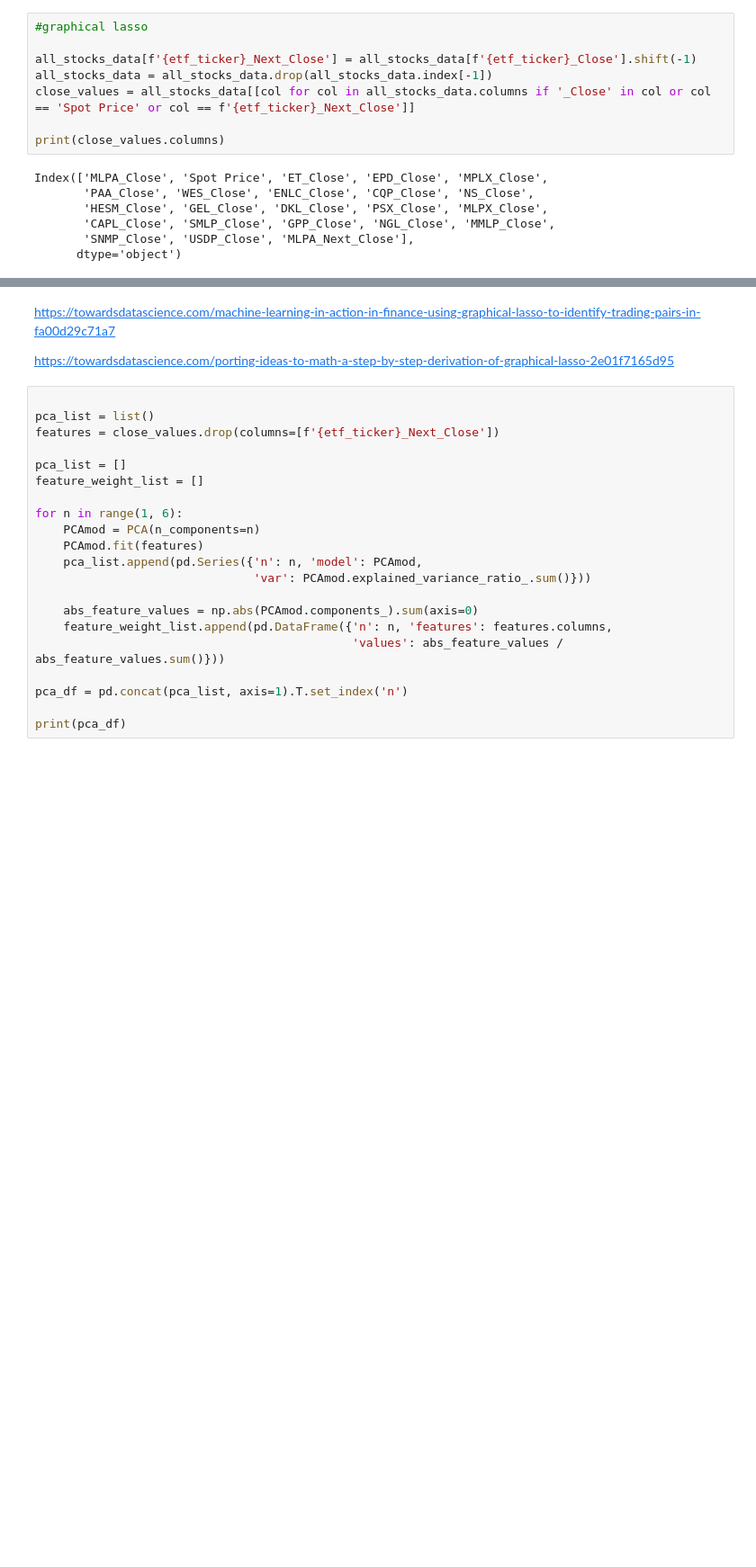
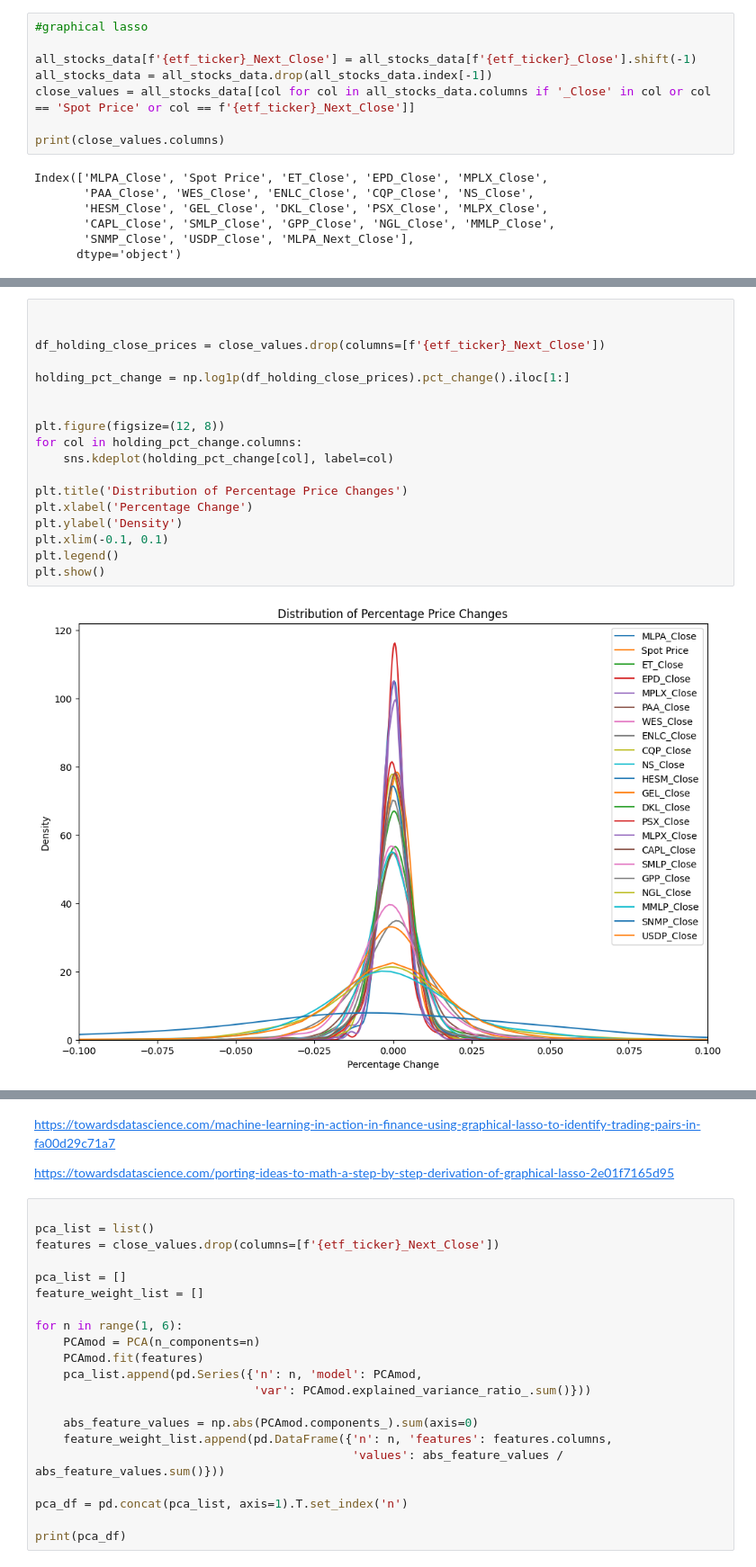
Before and after one commit to nchadburn/Stat598-FinalProject, a Jupyter notebook: MLPA PCA, Lasso, Ridge-2.ipynb, the cells around one changed output, grey strips where cells are left out. Shown at 90% size. Cells and saved outputs as stored; diff of their text form; blank space fills up the shorter version.

```diff
--- a/MLPA PCA, Lasso, Ridge-2.ipynb
+++ b/MLPA PCA, Lasso, Ridge-2.ipynb
@@ -175 +203,21 @@ Index(['MLPA_Close', 'Spot Price', 'ET_Close', 'EPD_Close', 'MPLX_Close',
+# %%
+
+
+df_holding_close_prices = close_values.drop(columns=[f'{etf_ticker}_Next_Close'])
+
+holding_pct_change = np.log1p(df_holding_close_prices).pct_change().iloc[1:]
+
+
+plt.figure(figsize=(12, 8))
+for col in holding_pct_change.columns:
+    sns.kdeplot(holding_pct_change[col], label=col)
+
+plt.title('Distribution of Percentage Price Changes')
+plt.xlabel('Percentage Change')
+plt.ylabel('Density')
+plt.xlim(-0.1, 0.1)
+plt.legend()
+plt.show()
+# %% [output]
+[figure, added]
 # %%
```
Also changed, not shown: parts of 7 cells of this notebook.
